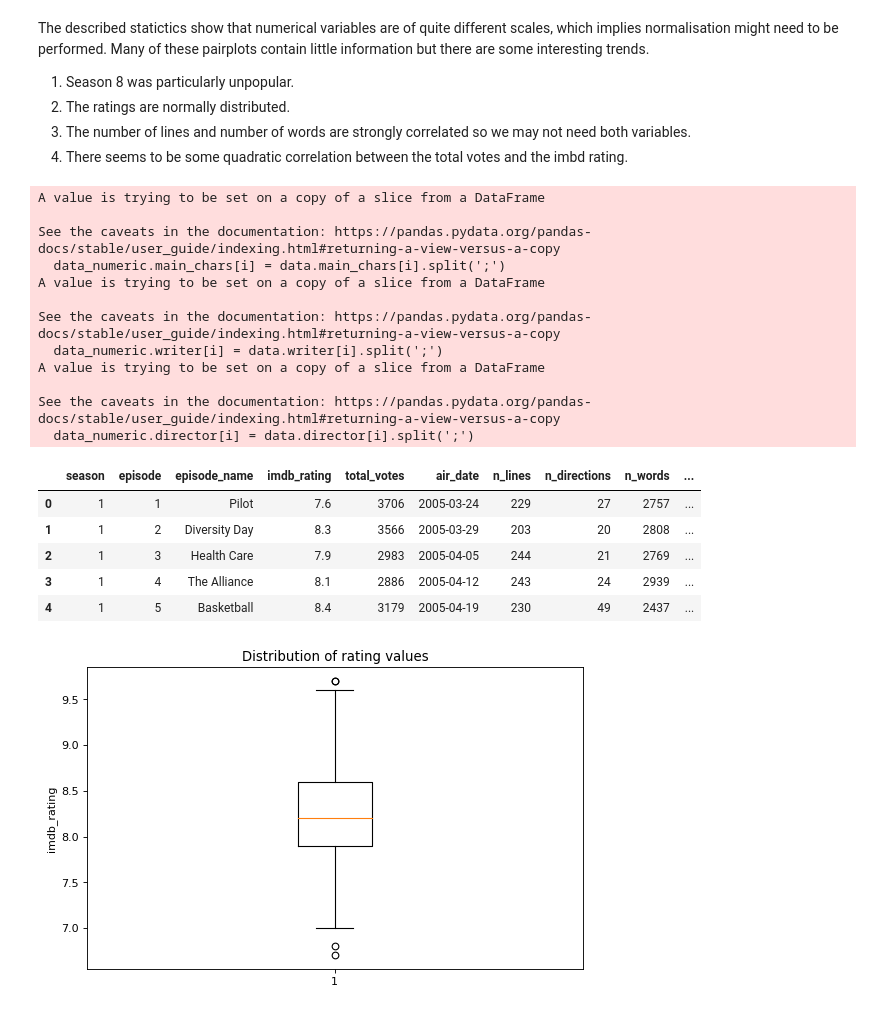
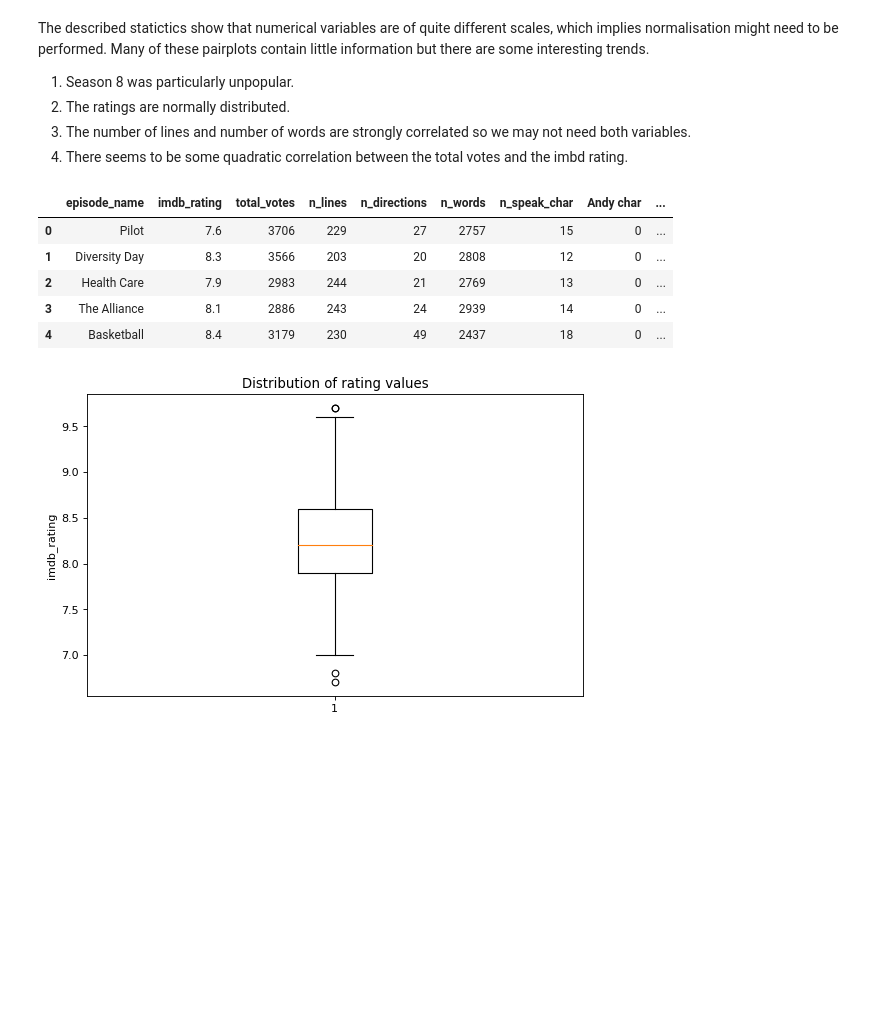
Before and after one commit to BradWangW/imdb_rate_model, a Jupyter notebook: project1.ipynb, the cells around one changed output. Cells and saved outputs as stored; diff of their text form; code cells hidden in the pictures; blank space fills up the shorter version.

Commit message:
Added time-period and season varibale

```diff
--- a/project1.ipynb
+++ b/project1.ipynb
@@ -144,7 +144,12 @@ The described statictics show that numerical variables are of quite different sc
    Data Formatting
 '''
 data_numeric = data.copy()
+pd.options.mode.chained_assignment = None
 
+
+'''
+   Construct lists for string columns
+'''
 #split character column by columns instead of semicolons
 for i in range(0,len(data.main_chars)):
    data_numeric.main_chars[i] = data.main_chars[i].split(';')
@@ -158,7 +163,10 @@ for i in range(0,len(data.director)):
 #turn season data into a string for future use
 data_numeric.season = data_numeric.season.astype(str)
 
-#One hot encoding  all of the categorical columns
+
+'''
+   One hot encoding all of the categorical columns
+'''
 #Import function for multi variable one hot encoder
 from sklearn.preprocessing import MultiLabelBinarizer
 mlb = MultiLabelBinarizer()
@@ -175,7 +183,6 @@ encoded_seasons = pd.DataFrame(mlb.fit_transform(data_numeric['season']), column
 #One hot encoding the main characters
 encoded_characters = pd.DataFrame(mlb.fit_transform(data_numeric["main_chars"]), columns= mlb.classes_)
 
-
 #Removing all duplicate typos of Names
 pd.set_option('display.max_rows', None)
 def remove_typos(data, correct, typo):
@@ -187,63 +194,78 @@ def remove_typos(data, correct, typo):
 encoded_directors = remove_typos(encoded_directors,'Greg Daniels', 'Greg Daneils')
 encoded_directors = remove_typos(encoded_directors,'Charles McDougal', 'Charles McDougall')
 
-
 # Add suffix
 encoded_directors = encoded_directors.add_suffix(' dir')
 encoded_writers = encoded_writers.add_suffix(' wri')
 encoded_characters = encoded_characters.add_suffix(' char')
 
 
-# Merge the less frequent directors
+'''
+   Merge the less frequent directors/writers
+'''
 # Filter out those directors
 other_directors = encoded_directors.columns[encoded_directors.sum() < 5]
 
 # Sum to a new column 'Other directors'
 encoded_directors['Other directors'] = encoded_directors[other_directors].sum(axis=1)
 
 # Drop those directors
 encoded_directors = encoded_directors.drop(other_directors, axis=1)
 
-
-# Merge the less frequent writers
 # Filter out those writers
 other_writers = encoded_writers.columns[encoded_writers.sum() < 5]
 
 # Sum to a new column 'Other writers'
 encoded_writers['Other writers'] = encoded_writers[other_writers].sum(axis=1)
 
 # Drop those writers
 encoded_writers = encoded_writers.drop(other_writers, axis=1)
 
 
-#Joining the One hot encoded columns with the original data frame
+'''
+   Joining the One hot encoded columns with the original data frame
+'''
 data_numeric = data_numeric.join([encoded_characters])
 data_numeric = data_numeric.drop(['director', 'main_chars', 'writer'], axis=1)
 
 data_numeric = data_numeric.join(encoded_writers)
 data_numeric = data_numeric.join(encoded_directors)
 
+
+'''
+   Construct season variables and time-period in year from the earliest air_date
+'''
+seasons = {'spring': (3, 4, 5),
+           'summer': (6, 7, 8),
+           'autumn': (9, 10, 11),
+           'winter': (12, 1, 2)}
+for season in seasons:
+   data_numeric[season] = 0
+   for i in range(len(data_numeric)):
+      data_numeric[season][i] = int(int(data_numeric['air_date'][i].split('-')[1]) in seasons[season])
+
+for i in range(len(data_numeric)):
+   data_numeric['air_year'] = int(data_numeric['air_date'][i].split('-')[0])
+data_numeric['air_year'] = data_numeric['air_year'] - data_numeric['air_year'].min()
+
+
+'''
+   Create the only id 'season_episode' for later extra data merge
+   and remove repeated columns
+'''
+data_numeric['season_episode'] = 's' + data_numeric['season'].astype(str) + '_e' + data_numeric['episode'].astype(str)
+data_numeric = data_numeric.drop(['season', 'episode', 'air_date'], axis=1)
+
+
 pd.set_option('display.max_columns', None)
 data_numeric.head()
 # %% [output]
-A value is trying to be set on a copy of a slice from a DataFrame
-
-See the caveats in the documentation: https://pandas.pydata.org/pandas-docs/stable/user_guide/indexing.html#returning-a-view-versus-a-copy
-  data_numeric.main_chars[i] = data.main_chars[i].split(';')
-A value is trying to be set on a copy of a slice from a DataFrame
-
-See the caveats in the documentation: https://pandas.pydata.org/pandas-docs/stable/user_guide/indexing.html#returning-a-view-versus-a-copy
-  data_numeric.writer[i] = data.writer[i].split(';')
-A value is trying to be set on a copy of a slice from a DataFrame
-
-See the caveats in the documentation: https://pandas.pydata.org/pandas-docs/stable/user_guide/indexing.html#returning-a-view-versus-a-copy
-  data_numeric.director[i] = data.director[i].split(';')
-|  | season | episode | episode_name | imdb_rating | total_votes | air_date | n_lines | n_directions | n_words | ... |
-| 0 | 1 | 1 | Pilot | 7.6 | 3706 | 2005-03-24 | 229 | 27 | 2757 | ... |
-| 1 | 1 | 2 | Diversity Day | 8.3 | 3566 | 2005-03-29 | 203 | 20 | 2808 | ... |
-| 2 | 1 | 3 | Health Care | 7.9 | 2983 | 2005-04-05 | 244 | 21 | 2769 | ... |
-| 3 | 1 | 4 | The Alliance | 8.1 | 2886 | 2005-04-12 | 243 | 24 | 2939 | ... |
-| 4 | 1 | 5 | Basketball | 8.4 | 3179 | 2005-04-19 | 230 | 49 | 2437 | ... |
+|  | episode_name | imdb_rating | total_votes | n_lines | n_directions | n_words | n_speak_char | Andy char | ... |
+| 0 | Pilot | 7.6 | 3706 | 229 | 27 | 2757 | 15 | 0 | ... |
+| 1 | Diversity Day | 8.3 | 3566 | 203 | 20 | 2808 | 12 | 0 | ... |
+| 2 | Health Care | 7.9 | 2983 | 244 | 21 | 2769 | 13 | 0 | ... |
+| 3 | The Alliance | 8.1 | 2886 | 243 | 24 | 2939 | 14 | 0 | ... |
+| 4 | Basketball | 8.4 | 3179 | 230 | 49 | 2437 | 18 | 0 | ... |
 # %%
 #Outlier removal
 #Plotting a box plot of ratings to view any outlier values
```
Also changed, not shown: parts of 3 cells of this notebook.
